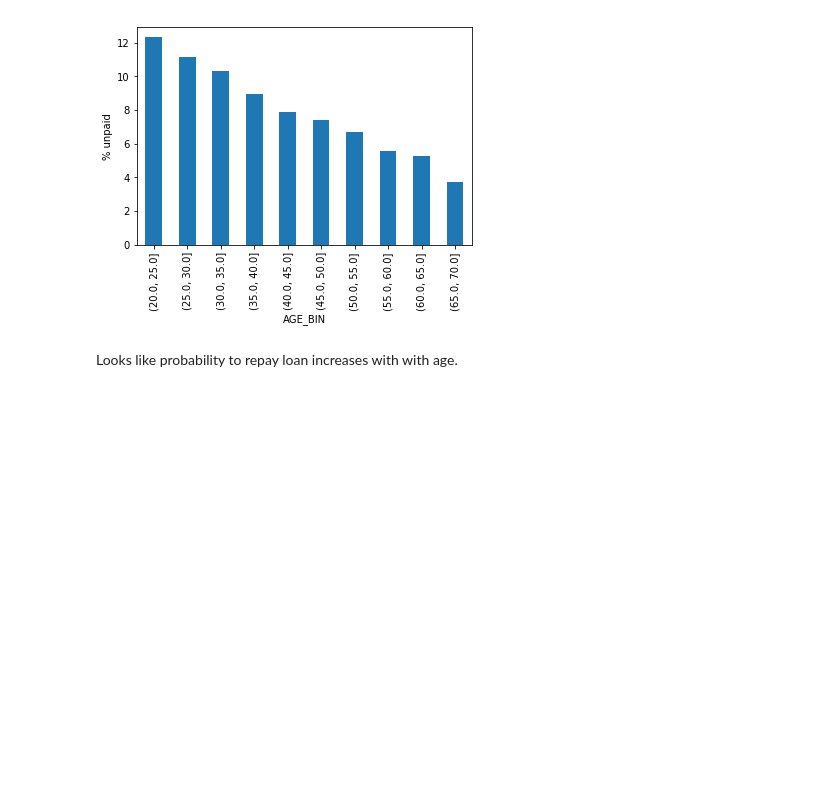
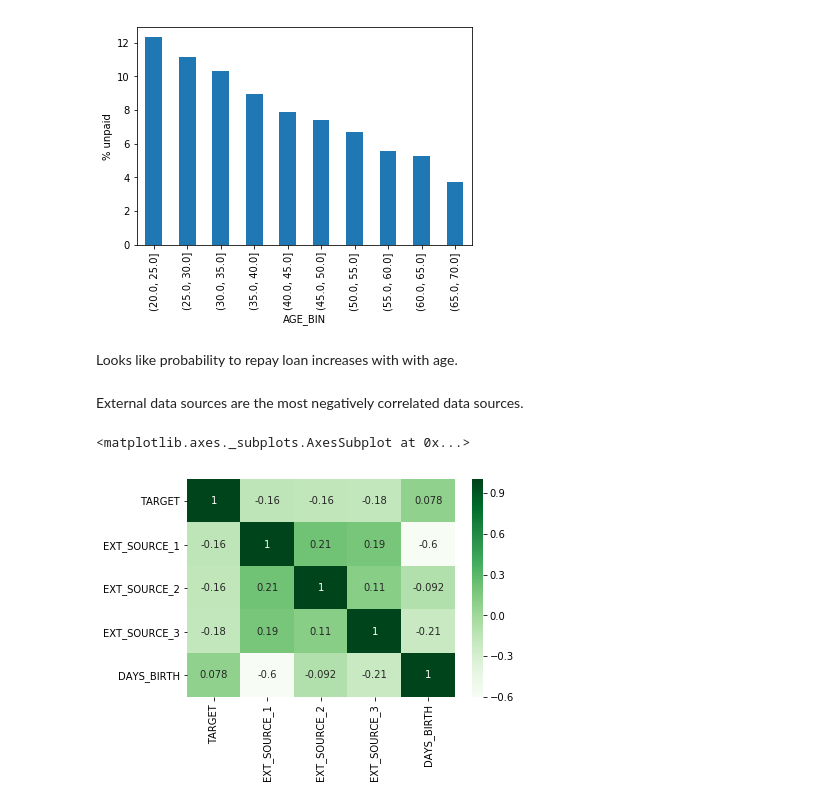
Before and after one commit to misbah-uddin/home_credit_default_risk, a Jupyter notebook: home_credit_default_risk_notebook_data_analysis.ipynb, the cells around one changed output. Drawn from its saved outputs; the diff is of its cells as text; code cells hidden in the pictures; blank space fills up the shorter version.

Commit message:
add analysis for external source correlation

```diff
--- a/home_credit_default_risk_notebook_data_analysis.ipynb
+++ b/home_credit_default_risk_notebook_data_analysis.ipynb
@@ -317,3 +317,12 @@ Text(0,0.5,'% unpaid')
 [figure]
 # %% [markdown]
 Looks like probability to repay loan increases with with age.
+# %% [markdown]
+External data sources are the most negatively correlated data sources.
+# %%
+ext_src_correlation = train_df[['TARGET', 'EXT_SOURCE_1', 'EXT_SOURCE_2', 'EXT_SOURCE_3', 'DAYS_BIRTH']].corr()
+# %%
+sns.heatmap(ext_src_correlation, annot=True, cmap="Greens")
+# %% [output]
+<matplotlib.axes._subplots.AxesSubplot at 0x...>
+[figure, added]
```
Also changed, not shown: parts of 6 cells of this notebook.
